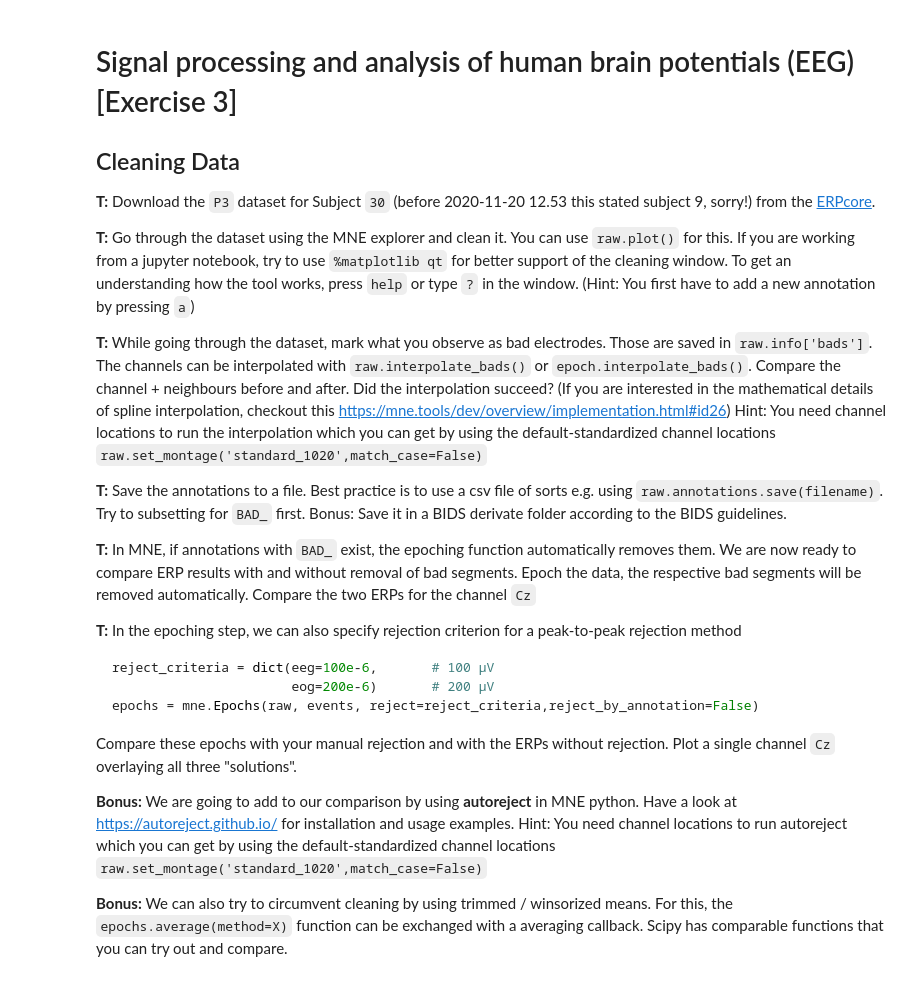
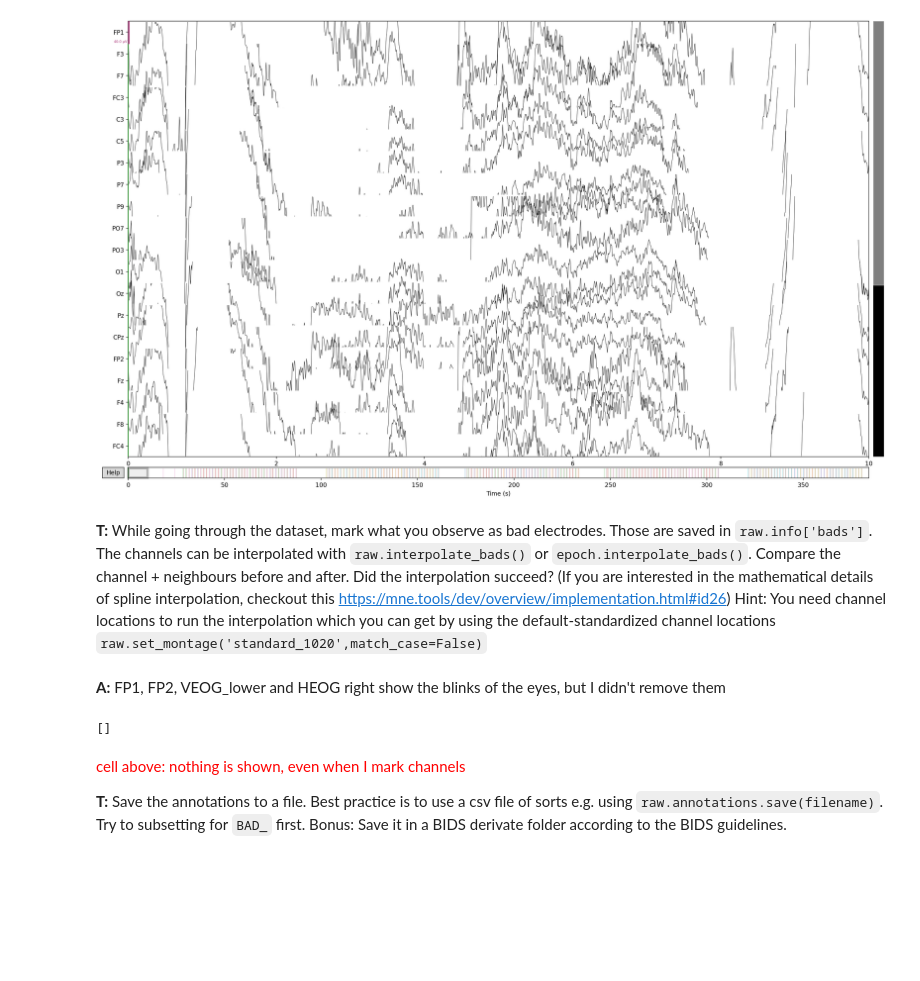
Before and after one commit to christianreiser/course_eeg_WS2020, a Jupyter notebook: exercises/ex3_christain_reiser.ipynb, the cells around one changed output. Cells and saved outputs as stored; diff of their text form; code cells hidden in the pictures; blank space fills up the shorter version.

````diff
--- a/exercises/ex3_christain_reiser.ipynb
+++ b/exercises/ex3_christain_reiser.ipynb
@@ -0,0 +5,12 @@
+# %%
+##from mne_bids import (BIDSPath,read_raw_bids)
+#import mne_bids
+#import importlib
+#import ccs_eeg_utils
+from mne.io import read_raw_eeglab
+
+
+raw = read_raw_eeglab('../local/30/30_P3.set')
+
+#ccs_eeg_utils.read_annotations_core(bids_path,raw)
+raw.load_data()
@@ -0,0 +34,3 @@
+# %%
+band_pass = raw.copy().filter(l_freq=0.5, h_freq=50)
+band_pass.plot_psd()
@@ -1,27 +54,17 @@
+# %%
+band_pass.plot()
+# %% [output]
+[figure, added]
 # %% [markdown]
-# Signal processing and analysis of human brain potentials (EEG) [Exercise 3]
-## Cleaning Data
-**T:** Download the `P3` dataset for Subject `30` (before 2020-11-20 12.53 this stated subject 9, sorry!) from the [ERPcore](https://osf.io/thsqg/).
-
-**T:** Go through the dataset using the MNE explorer and clean it. You can use `raw.plot()` for this. If you are working from a jupyter notebook, try to use `%matplotlib qt` for better support of the cleaning window. To get an understanding how the tool works, press `help` or type `?` in the window. (Hint: You first have to add a new annotation by pressing `a`)
-
 **T:** While going through the dataset, mark what you observe as bad electrodes. Those are saved in `raw.info['bads']`. The channels can be interpolated with `raw.interpolate_bads()` or `epoch.interpolate_bads()`. Compare the channel + neighbours before and after. Did the interpolation succeed? (If you are interested in the mathematical details of spline interpolation, checkout this https://mne.tools/dev/overview/implementation.html#id26)
 Hint: You need channel locations to run the interpolation which you can get by using the default-standardized channel locations `raw.set_montage('standard_1020',match_case=False)`
-
-**T:** Save the annotations to a file. Best practice is to use a csv file of sorts e.g. using `raw.annotations.save(filename)`. Try to subsetting for `BAD_` first. Bonus: Save it in a BIDS derivate folder according to the BIDS guidelines.
-
-**T:** In MNE, if annotations with `BAD_` exist, the epoching function automatically removes them. We are now ready to compare ERP results with and without removal of bad segments. Epoch the data, the respective bad segments will be removed automatically. Compare the two ERPs for the channel `Cz`
-
-**T:** In the epoching step, we can also specify rejection criterion for a peak-to-peak rejection method
-
-```python
-reject_criteria = dict(eeg=100e-6,       # 100 µV
-                       eog=200e-6)       # 200 µV
-epochs = mne.Epochs(raw, events, reject=reject_criteria,reject_by_annotation=False)
-```
-
-Compare these epochs with your manual rejection and with the ERPs without rejection. Plot a single channel `Cz` overlaying all three "solutions".
-
-**Bonus:** We are going to add to our comparison by using **autoreject** in MNE python. Have a look at https://autoreject.github.io/ for installation and usage examples. Hint: You need channel locations to run autoreject which you can get by using the default-standardized channel locations `raw.set_montage('standard_1020',match_case=False)`
-
-**Bonus:** We can also try to circumvent cleaning by using trimmed / winsorized means. For this, the `epochs.average(method=X)` function can be exchanged with a averaging callback. Scipy has comparable functions that you can try out and compare.
+# %% [markdown]
+**A:** FP1, FP2, VEOG_lower and HEOG right show the blinks of the eyes, but I didn't remove them
+# %%
+raw.info['bads']
+# %% [output]
+[]
+# %% [markdown]
+<span style="color:red"> cell above: nothing is shown, even when I mark channels</span>
+
+**T:** Save the annotations to a file. Best practice is to use a csv file of sorts e.g. using `raw.annotations.save(filename)`. Try to subsetting for `BAD_` first. Bonus: Save it in a BIDS derivate folder according to the BIDS guidelines.
````
Also changed, not shown: parts of 12 cells of this notebook, 7 other files.
